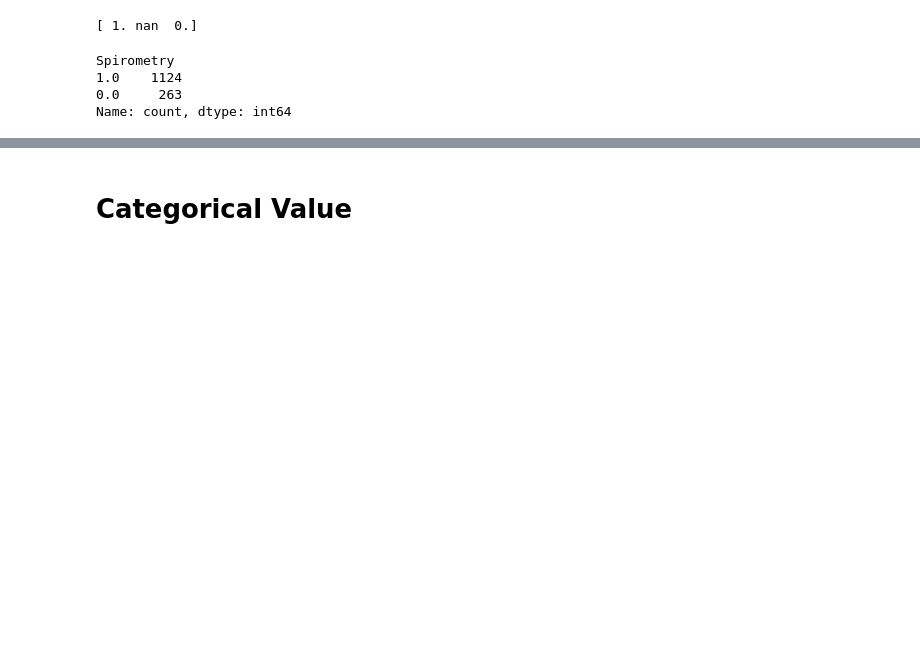
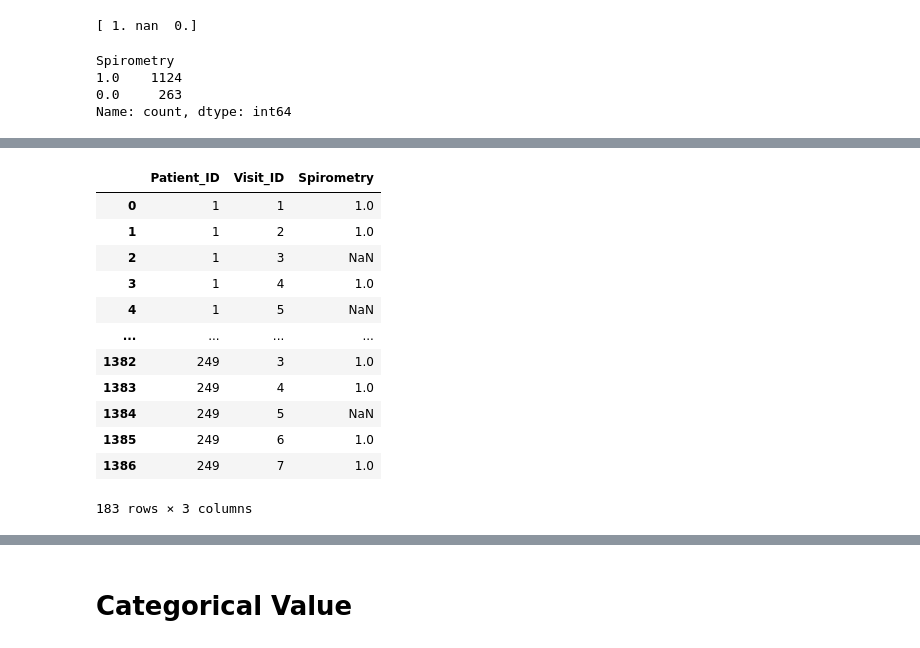
Before and after one commit to FaridRash/Advance-Statistical-Learnin--Semester-3, a Jupyter notebook: MH/Mh_AD.ipynb, the cells around one changed output, grey strips where cells are left out. Drawn from its saved outputs; the diff is of its cells as text; code cells hidden in the pictures; blank space fills up the shorter version.

```diff
--- a/MH/Mh_AD.ipynb
+++ b/MH/Mh_AD.ipynb
@@ -142,0 +215,20 @@ Name: count, dtype: int64
+# %%
+# Filter the DataFrame to include Patient_ID, Visit_ID, and Spirometry for patients with null Spirometry values
+rows_with_null_spirometry = df[df['Patient_ID'].isin(patient_ids_with_null_spirometry)][['Patient_ID', 'Visit_ID', 'Spirometry']]
+
+# Display the updated DataFrame
+display(rows_with_null_spirometry)
+# %% [output]
+|  | Patient_ID | Visit_ID | Spirometry |
+| 0 | 1 | 1 | 1.0 |
+| 1 | 1 | 2 | 1.0 |
+| 2 | 1 | 3 | NaN |
+| 3 | 1 | 4 | 1.0 |
+| 4 | 1 | 5 | NaN |
+| ... | ... | ... | ... |
+| 1382 | 249 | 3 | 1.0 |
+| 1383 | 249 | 4 | 1.0 |
+| 1384 | 249 | 5 | NaN |
+| 1385 | 249 | 6 | 1.0 |
+| 1386 | 249 | 7 | 1.0 |
+183 rows × 3 columns
```
Also changed, not shown: parts of 13 cells of this notebook.
